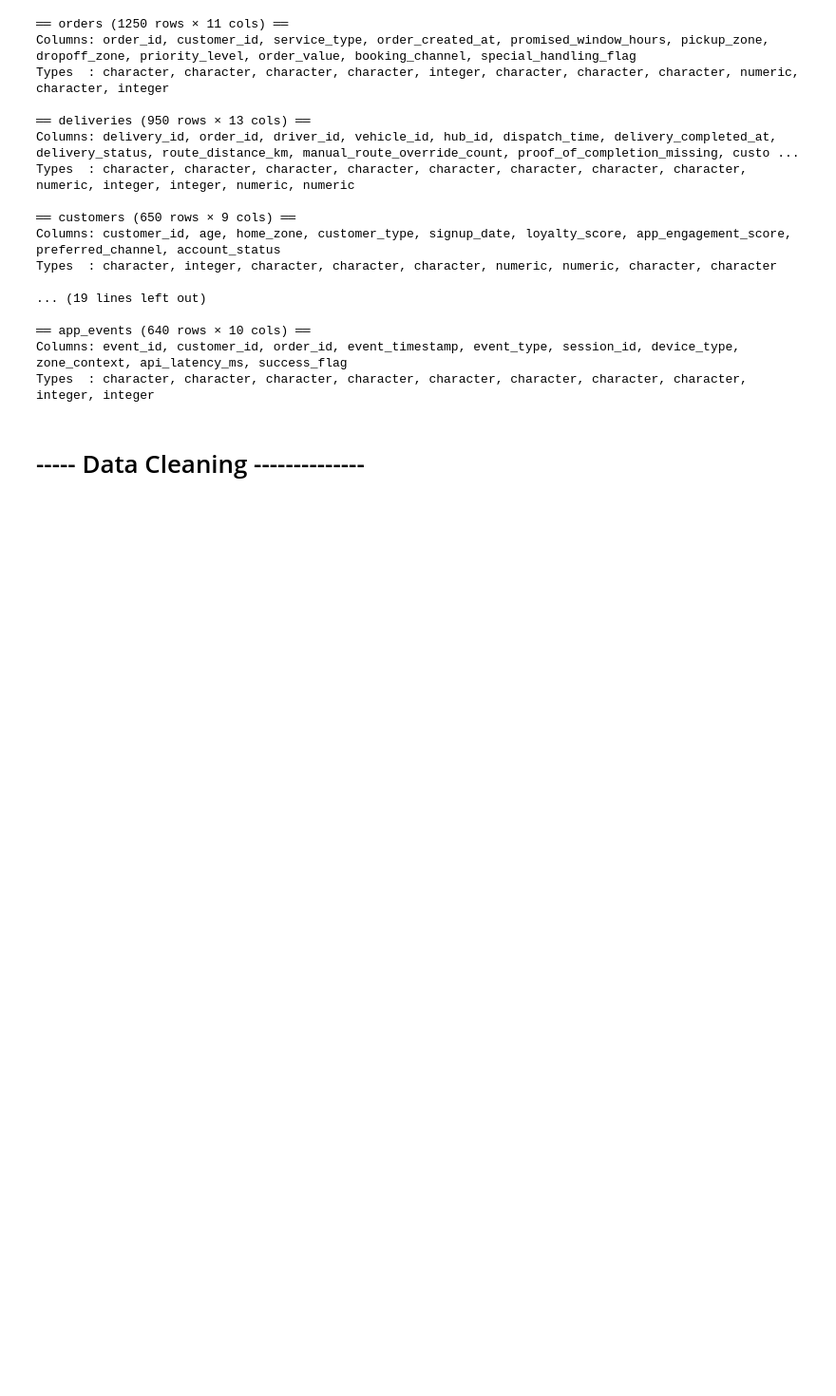
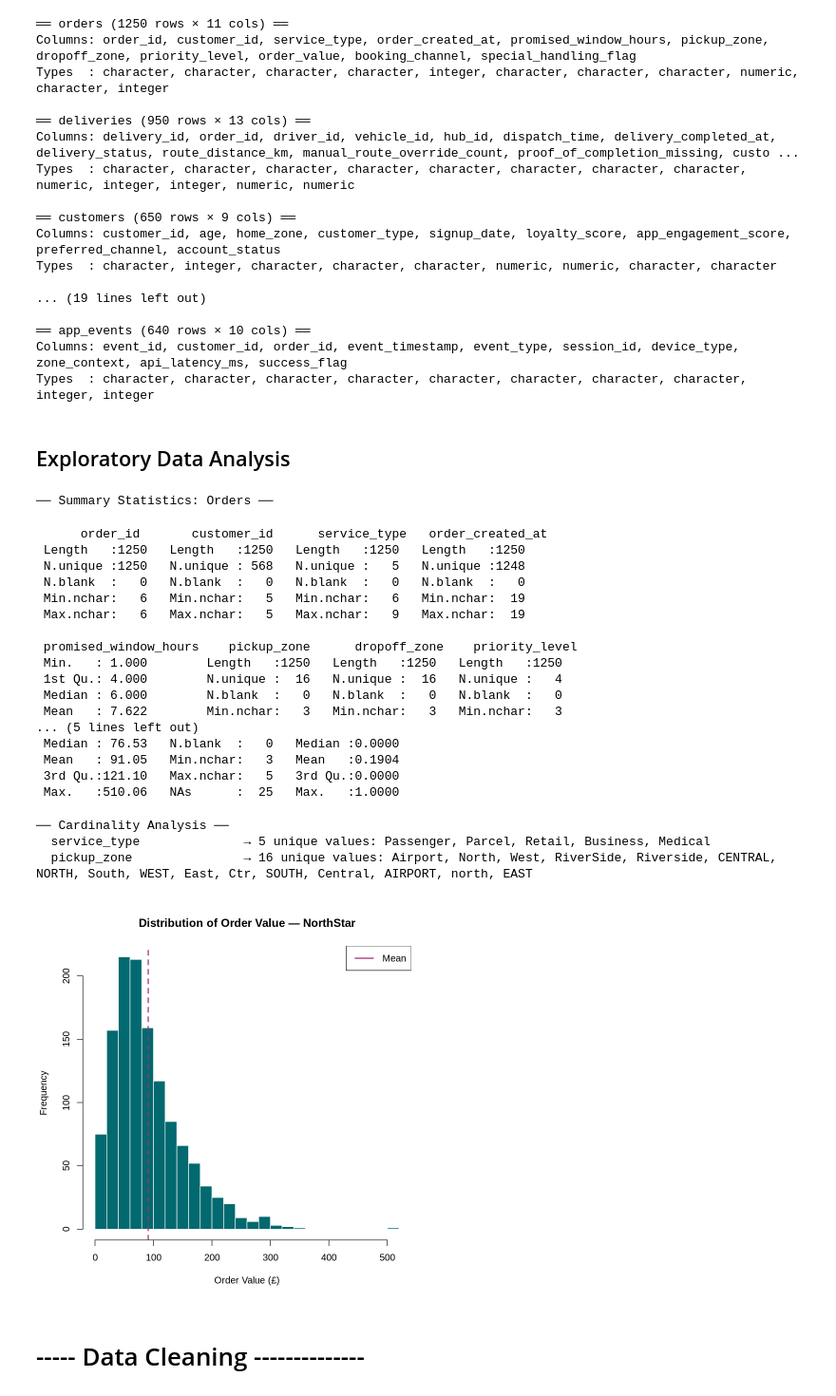
Before and after one commit to sxdattt/NorthStar-Urban-Mobility-Analytics, a Jupyter notebook: notebooks/R_SQL.ipynb, the cells around one changed output. Shown at 95% size. Saved outputs shown, nothing was run; the diff lists cells and outputs as text; code cells hidden in the pictures; blank space fills up the shorter version.

```diff
--- a/notebooks/R_SQL.ipynb
+++ b/notebooks/R_SQL.ipynb
@@ -134,6 +151,60 @@ Types  : character, integer, character, character, character, numeric, numeric,
 ══ app_events (640 rows × 10 cols) ══
 Columns: event_id, customer_id, order_id, event_timestamp, event_type, session_id, device_type, zone_context, api_latency_ms, success_flag
 Types  : character, character, character, character, character, character, character, character, integer, integer
+# %% [markdown]
+## Exploratory Data Analysis
+# %%
+# ──EDA in R ──────────────────────────────────────────────────────
+
+## 1. Summary statistics (R's built-in EDA tool)
+cat("── Summary Statistics: Orders ──\n")
+summary(orders)
+
+## 2. Cardinality check in R
+cat("\n── Cardinality Analysis ──\n")
+cat_cols <- c("service_type","order_status","hub_id","driver_id","pickup_zone")
+for (col in cat_cols) {
+  if (col %in% names(orders)) {
+    cat(sprintf("  %-25s → %d unique values: %s\n",
+        col,
+        length(unique(orders[[col]])),
+        paste(unique(orders[[col]]), collapse=", ")))
+  }
+}
+
+## 3. Distribution of order_value
+hist(orders$order_value,
+     main = "Distribution of Order Value — NorthStar",
+     xlab = "Order Value (£)",
+     col  = "#01696f",
+     border = "white",
+     breaks = 30)
+abline(v = mean(orders$order_value, na.rm=TRUE),
+       col = "#a12c7b", lwd = 2, lty = 2)
+legend("topright", legend = "Mean", col = "#a12c7b", lwd = 2)
+# %% [output]
+── Summary Statistics: Orders ──
+      order_id       customer_id      service_type   order_created_at
+ Length   :1250   Length   :1250   Length   :1250   Length   :1250
+ N.unique :1250   N.unique : 568   N.unique :   5   N.unique :1248
+ N.blank  :   0   N.blank  :   0   N.blank  :   0   N.blank  :   0
+ Min.nchar:   6   Min.nchar:   5   Min.nchar:   6   Min.nchar:  19
+ Max.nchar:   6   Max.nchar:   5   Max.nchar:   9   Max.nchar:  19
+
+ promised_window_hours    pickup_zone      dropoff_zone    priority_level
+ Min.   : 1.000        Length   :1250   Length   :1250   Length   :1250
+ 1st Qu.: 4.000        N.unique :  16   N.unique :  16   N.unique :   4
+ Median : 6.000        N.blank  :   0   N.blank  :   0   N.blank  :   0
+ Mean   : 7.622        Min.nchar:   3   Min.nchar:   3   Min.nchar:   3
+... (5 lines left out)
+ Median : 76.53   N.blank  :   0   Median :0.0000
+ Mean   : 91.05   Min.nchar:   3   Mean   :0.1904
+ 3rd Qu.:121.10   Max.nchar:   5   3rd Qu.:0.0000
+ Max.   :510.06   NAs      :  25   Max.   :1.0000
+── Cardinality Analysis ──
+  service_type              → 5 unique values: Passenger, Parcel, Retail, Business, Medical
+  pickup_zone               → 16 unique values: Airport, North, West, RiverSide, Riverside, CENTRAL, NORTH, South, WEST, East, Ctr, SOUTH, Central, AIRPORT, north, EAST
+[figure, added]
 # %% [markdown]
 # ----- Data Cleaning --------------
 # %%
```
Also changed, not shown: parts of 2 cells of this notebook.
